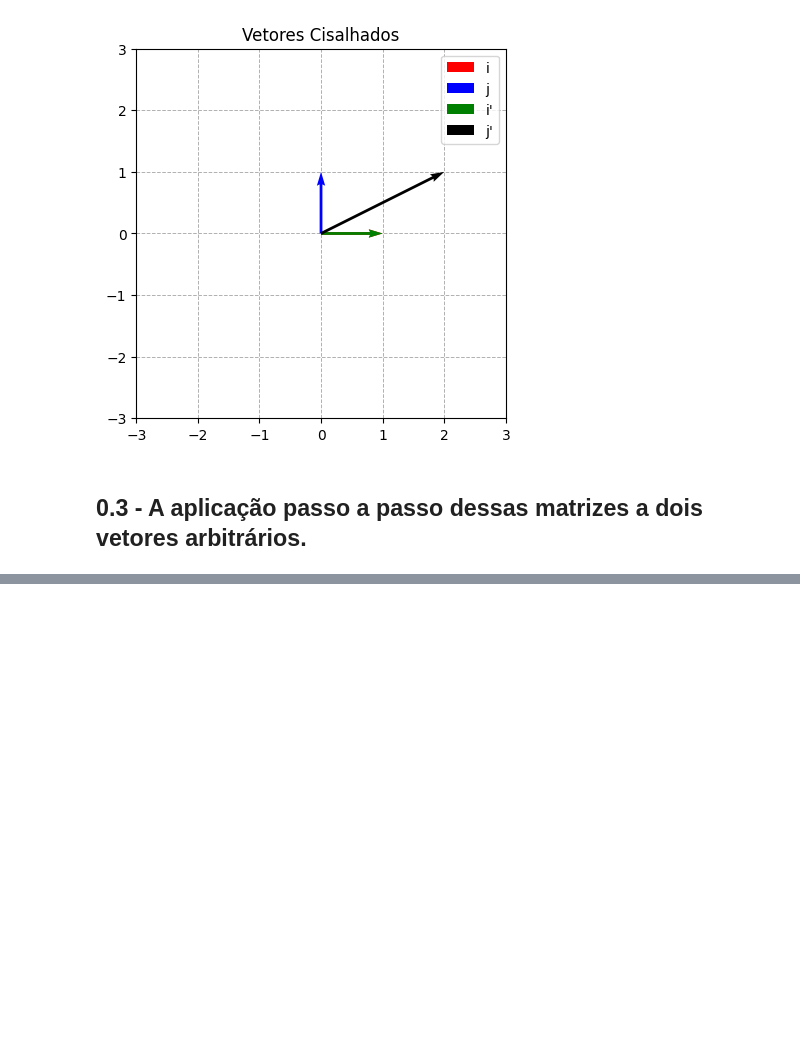
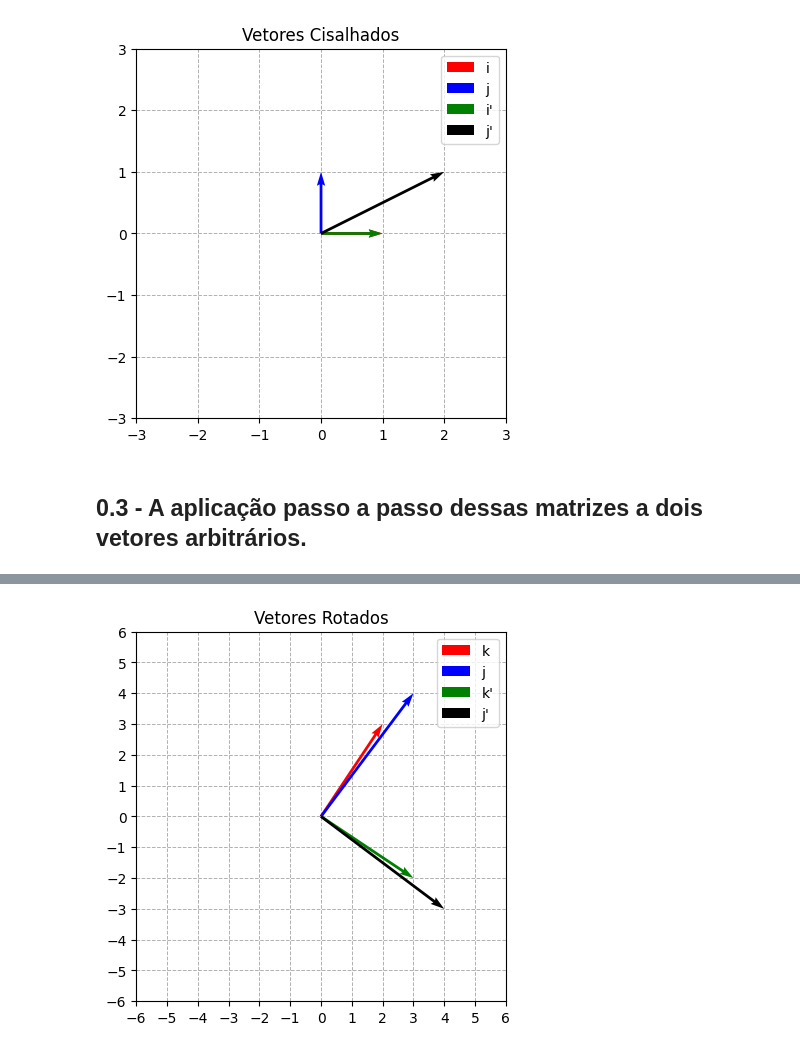
Before and after one commit to PedroMends30/matematica-computacional, a Jupyter notebook: Atividade_0_Mat_Comp.ipynb, the cells around one changed output, grey strips where cells are left out. Drawn from its saved outputs; the diff is of its cells as text; code cells hidden in the pictures; blank space fills up the shorter version.

```diff
--- a/Atividade_0_Mat_Comp.ipynb
+++ b/Atividade_0_Mat_Comp.ipynb
@@ -198,0 +198,9 @@ $$ K= $$
+# %%
+# vetores k, j
+k = Vetor("k","red",np.array([2,3]))
+j = Vetor("j","blue",np.array([3,4]))
+
+# rotacoes
+
+
+# cisalhamentos
@@ -198,0 +264,16 @@ $$ K= $$
+# %%
+# plotar vetores
+# x_rotacionado = rotacionar_90_graus(x.entradas)
+# y_rotacionado = rotacionar_90_graus(y.entradas)
+
+# g = Grafico(6, "Vetores Rotados", [x,y,Vetor("x'","green",x_rotacionado),Vetor("y'","black",y_rotacionado)])
+# g.plot_graph()
+
+
+k_rotacionado = rotacionar_90_graus(k.entradas)
+j_rotacionado = rotacionar_90_graus(j.entradas)
+
+graficos_rotacoes = Grafico(6, "Vetores Rotados", [k,j,Vetor("k'","green",k_rotacionado),Vetor("j'","black",j_rotacionado)])
+graficos_rotacoes.plot_graph()
+# %% [output]
+[figure, added]
```
Also changed, not shown: parts of 5 cells of this notebook.
